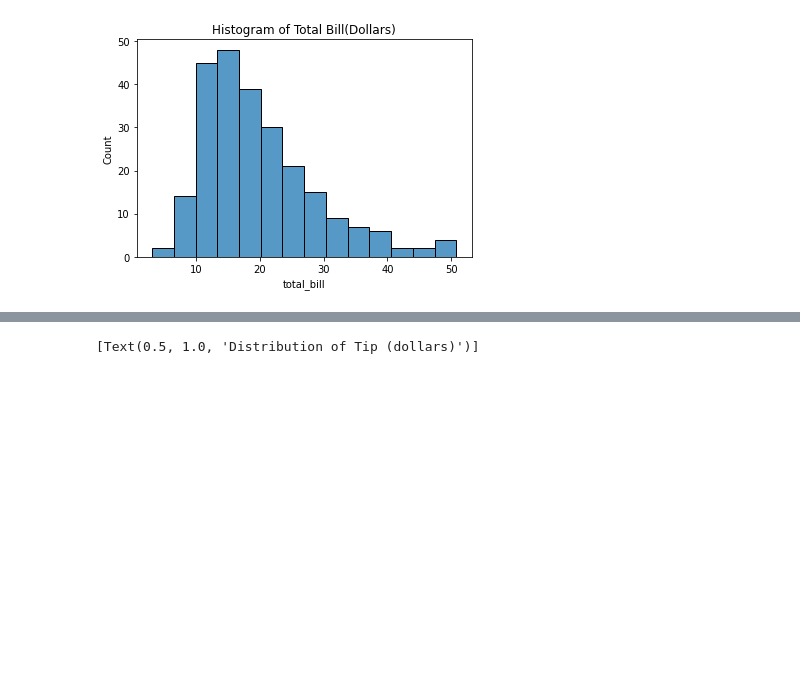
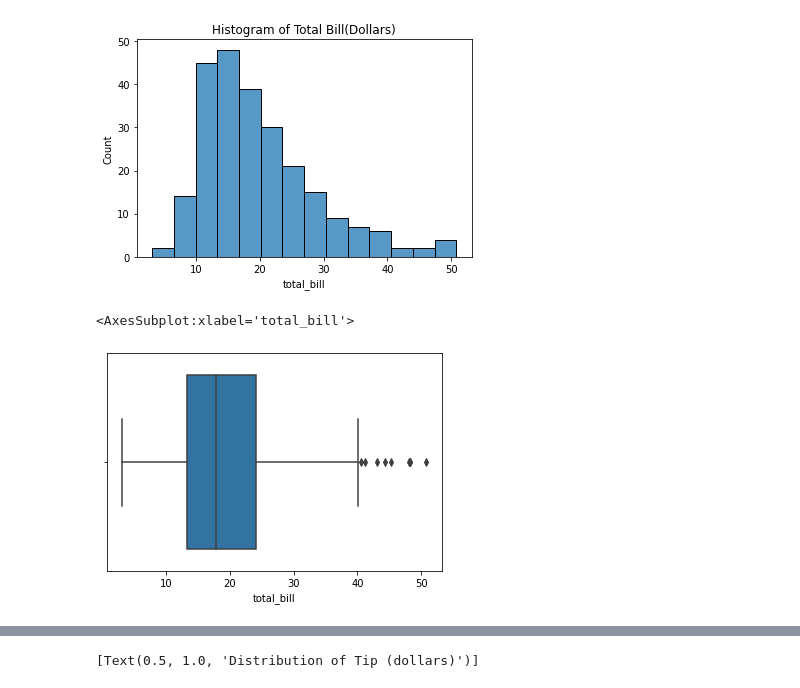
Before and after one commit to davidjayjackson/python-pandas-seaborn, a Jupyter notebook: python_pandas_intro.ipynb, the cells around one changed output, grey strips where cells are left out. Drawn from its saved outputs; the diff is of its cells as text; code cells hidden in the pictures; blank space fills up the shorter version.

Commit message:
Tweaked boxplots and added regission plot

```diff
--- a/python_pandas_intro.ipynb
+++ b/python_pandas_intro.ipynb
@@ -66,3 +69,8 @@ sea.histplot(big_spender.total_bill).set(title ='Histogram of Total Bill(Dollars
 # %% [output]
 [Text(0.5, 1.0, 'Histogram of Total Bill(Dollars)')]
 [figure]
+# %%
+sea.boxplot(x=big_spender.total_bill)
+# %% [output]
+<AxesSubplot:xlabel='total_bill'>
+[figure, added]
```
Also changed, not shown: parts of 10 cells of this notebook.
